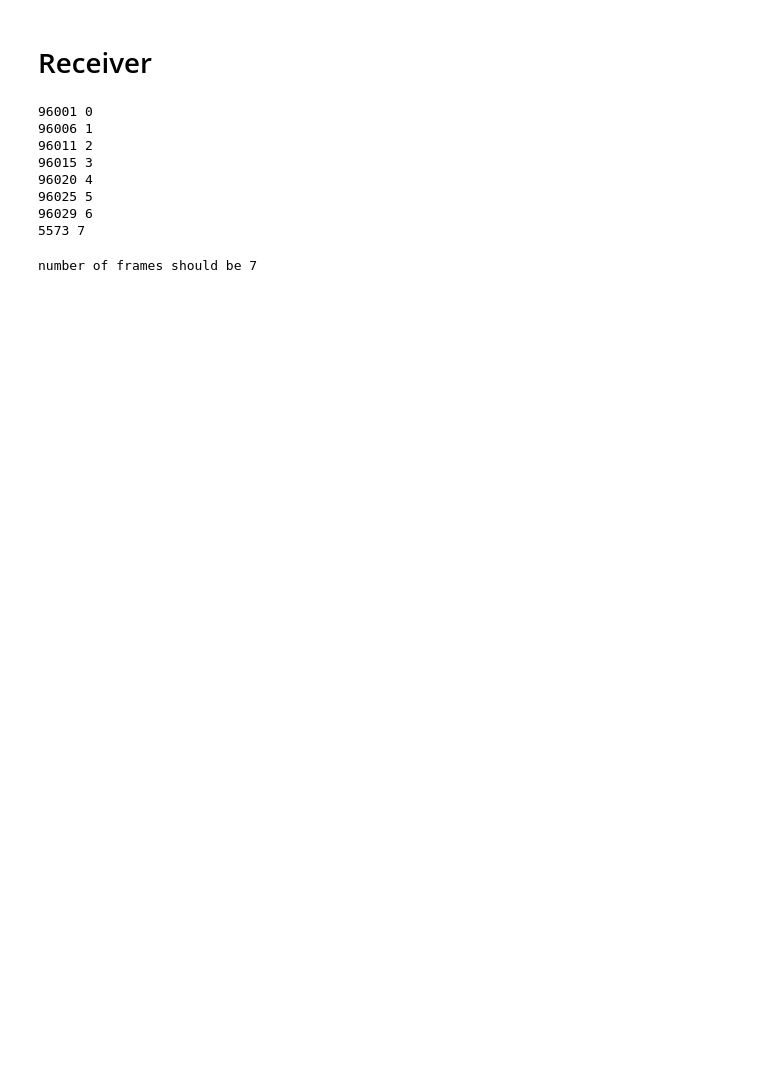
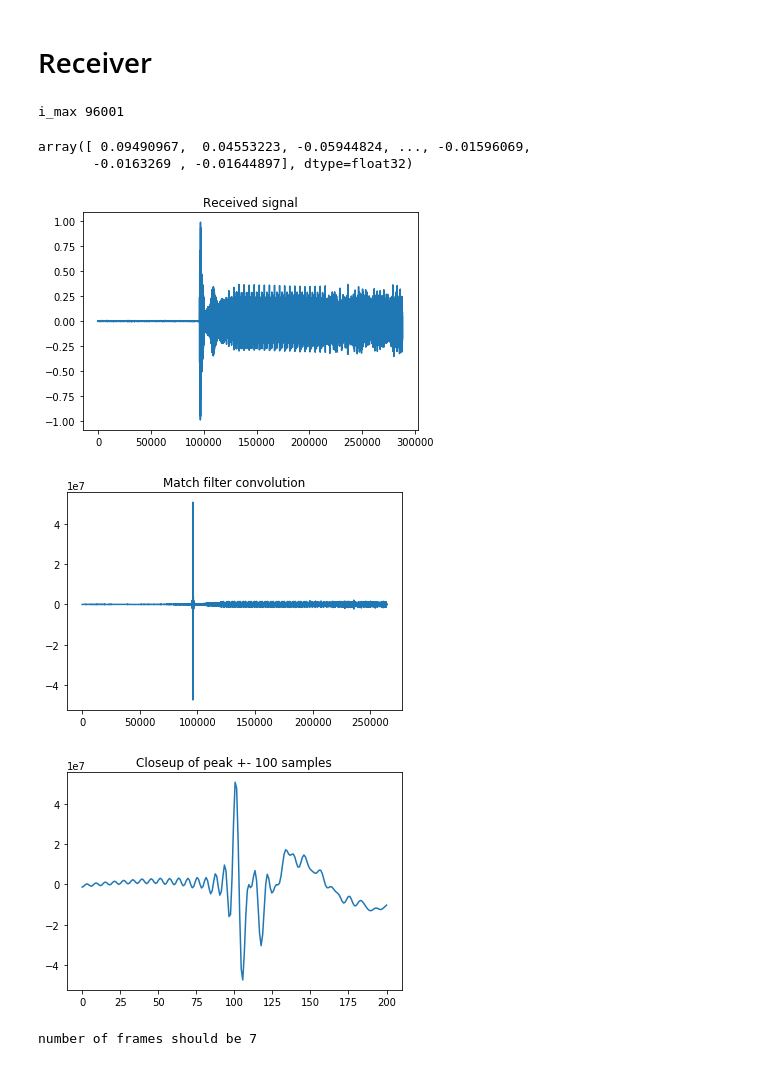
Before and after one commit to kaijunge/CleanNoise_GF3, a Jupyter notebook: CleanNoise Audio Modem.ipynb, the cells around one changed output. Saved outputs shown, nothing was run; the diff lists cells and outputs as text; code cells hidden in the pictures; blank space fills up the shorter version.

```diff
--- a/CleanNoise Audio Modem.ipynb
+++ b/CleanNoise Audio Modem.ipynb
@@ -183,53 +199,21 @@ x = save_transmit( Tx , playOutput=False)
 # %%
 # Import the recorded signal
 #y = audioDataFromFile('Wav_Files/challenge2_good_channel1.wav')
-y = audioDataFromFile('Wav_Files/Challenges/group_1_easy.wav')
+y = audioDataFromFile('Wav_Files/16qam_test.wav')
 
 
 # Find the first chirp and return the signal from just before that chirp
 y_signal = detect_chirps(y, chirp_signal, 60)
 
-#plot_y(y)
-#plot_y(y_signal, f =1)
+plot_y(y)
+plot_y(y_signal, f =1)
+# %% [output]
+i_max 96001
+array([ 0.09490967,  0.04553223, -0.05944824, ..., -0.01596069,
+       -0.0163269 , -0.01644897], dtype=float32)
+[figure, added]
+[figure, added]
+[figure, added]
-# %%
-def count_frames_test(y_next, h, length):
-    i = 0
-    count = 1
-    while 1:
-        portion = y_next[:fs*5]
-        g = np.convolve(portion, h[::-1], 'valid')
-        max_value = max(g)
-
-        print(np.argmax(g), i)
-
-        if i == 0:
-            compare = max_value
-        else:
-            if max_value > compare * 0.2:
-                count += 1
-            else:
-                break
-
-        y_next = y_next[length:]
-        if len(y_next) < len(h)*2:
-            break
-
-        i += 1
-
-    return count
-
-
-length = (N + CP) * (frame_data_length + CE_repeat * 2) + len(chirp_signal)
-frame_count = count_frames_test(y_signal, chirp_signal, length)#-1
-# %% [output]
-96001 0
-96006 1
-96011 2
-96015 3
-96020 4
-96025 5
-96029 6
-5573 7
 # %%
 # length of each frame in time steps
 length = (N + CP) * (frame_data_length + CE_repeat * 2) + len(chirp_signal)
```
Also changed, not shown: parts of 13 cells of this notebook, 13 other files.
